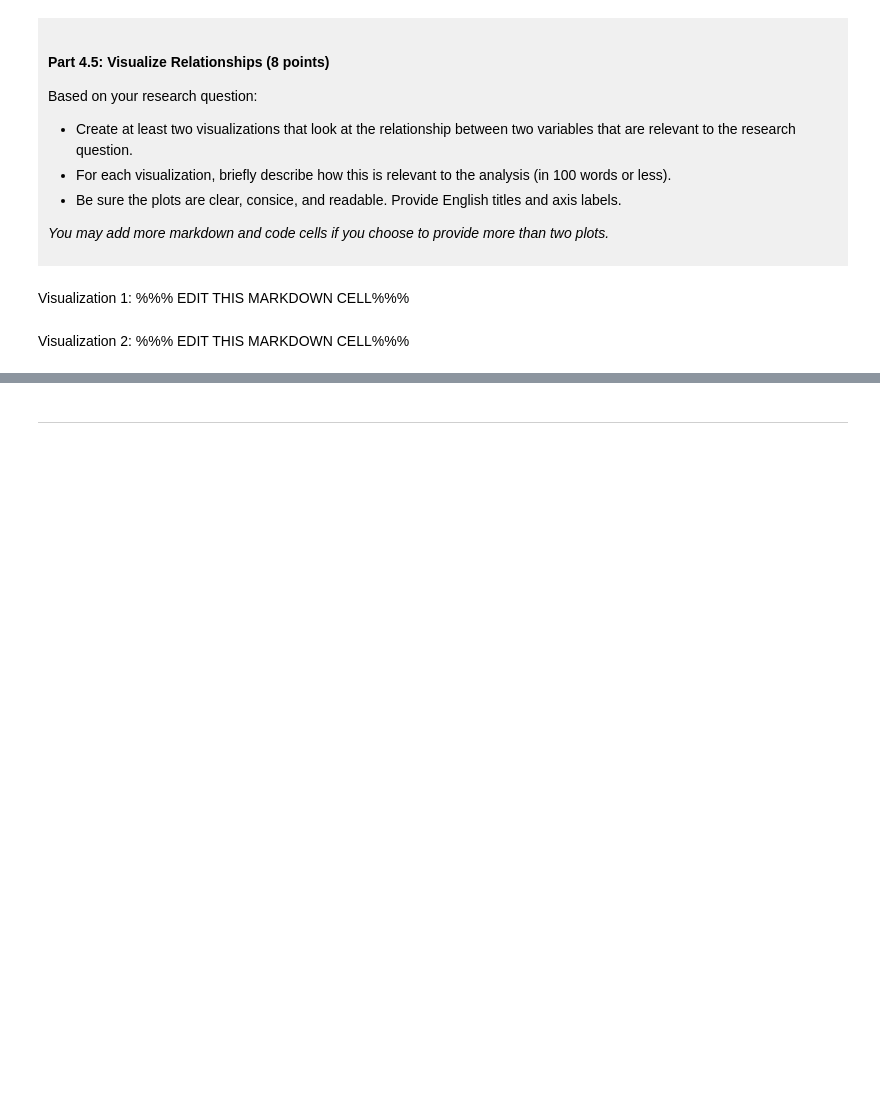
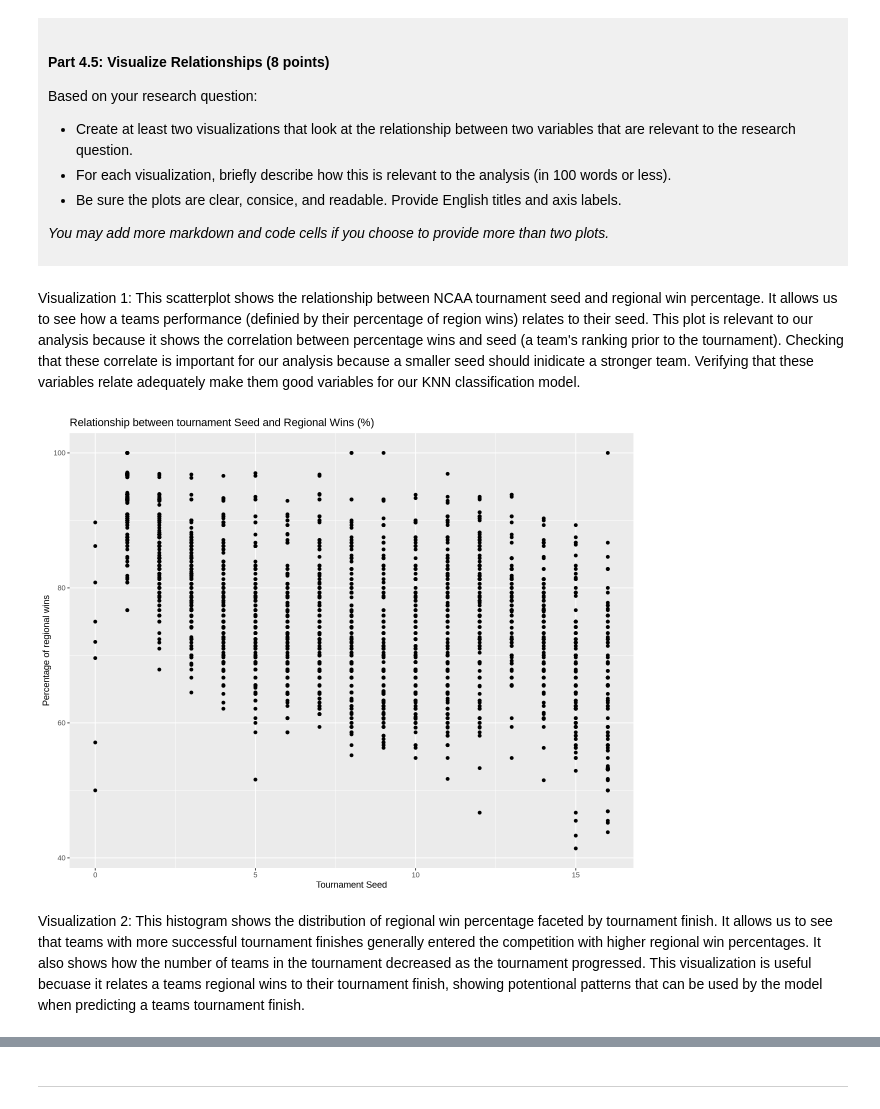
Before and after one commit to paulaherrera01/dsci-100-project-paula-herrera-trujillo, a Jupyter notebook: dsci-100-project-notebook.ipynb, the cells around one changed output, grey strips where cells are left out. Saved outputs shown, nothing was run; the diff lists cells and outputs as text; code cells hidden in the pictures; blank space fills up the shorter version.

```diff
--- a/dsci-100-project-notebook.ipynb
+++ b/dsci-100-project-notebook.ipynb
@@ -313,9 +380,20 @@ Based on your research question:
 *You may add more markdown and code cells if you choose to provide more than two plots.*
 </div>
 # %% [markdown]
-Visualization 1: %%% EDIT THIS MARKDOWN CELL%%%
+Visualization 1: This scatterplot shows the relationship between NCAA tournament seed and regional win percentage. It allows us to see how a teams performance (definied by their percentage of region wins) relates to their seed. This plot is relevant to our analysis because it shows the correlation between percentage wins and seed (a team's ranking prior to the tournament). Checking that these correlate is important for our analysis because a smaller seed should inidicate a stronger team. Verifying that these variables relate adequately make them good variables for our KNN classification model.
 # %%
-### EDIT THIS CODE CELL FOR VISUALIZATION 1###
+#set plot to a good size for the screen
+options(repr.plot.width = 10, repr.plot.height = 8)
+#visualization 1 code
+viz1<-tidy_data|>
+ggplot(aes(x=seed,y=reg_wins_pct))+
+geom_point()+
+labs(x="Tournament Seed",
+     y="Percentage of regional wins",
+     title="Relationship between tournament Seed and Regional Wins (%)")
+viz1
+# %% [output]
+[figure, added]
 # %% [markdown]
-Visualization 2: %%% EDIT THIS MARKDOWN CELL%%%
+Visualization 2: This histogram shows the distribution of regional win percentage faceted by tournament finish. It allows us to see that teams with more successful tournament finishes generally entered the competition with higher regional win percentages. It also shows how the number of teams in the tournament decreased as the tournament progressed. This visualization is useful becuase it relates a teams regional wins to their tournament finish, showing potentional patterns that can be used by the model when predicting a teams tournament finish.
 # %%
```
Also changed, not shown: parts of 9 cells of this notebook.
